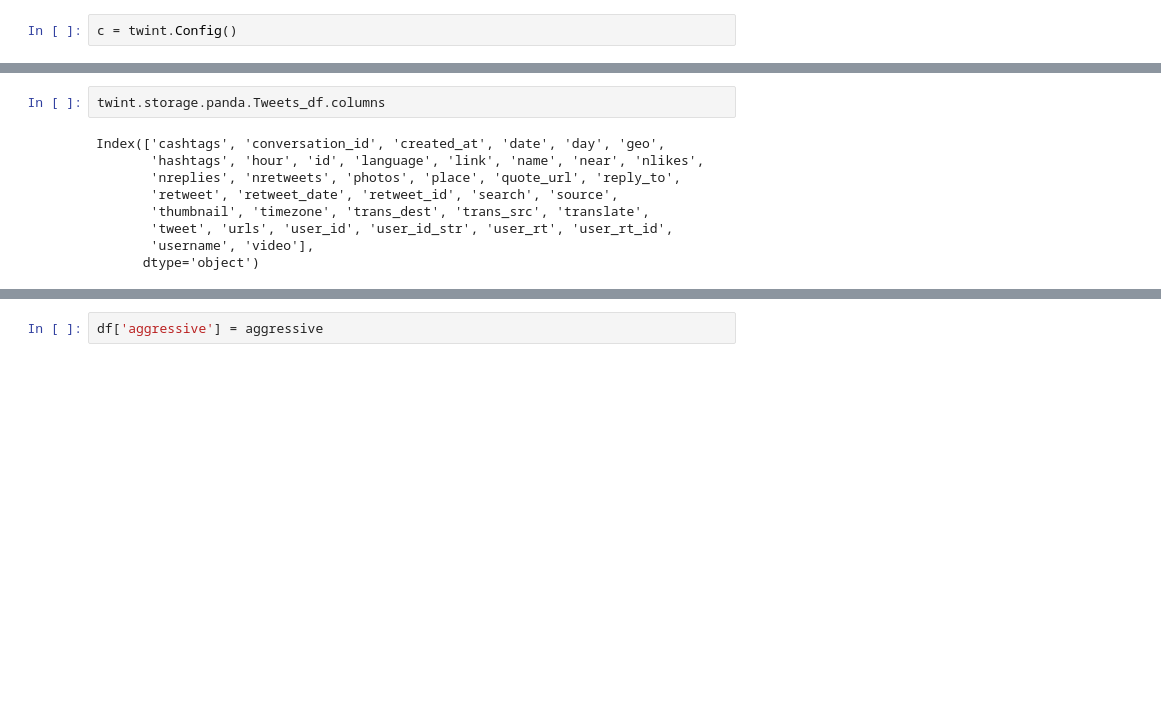
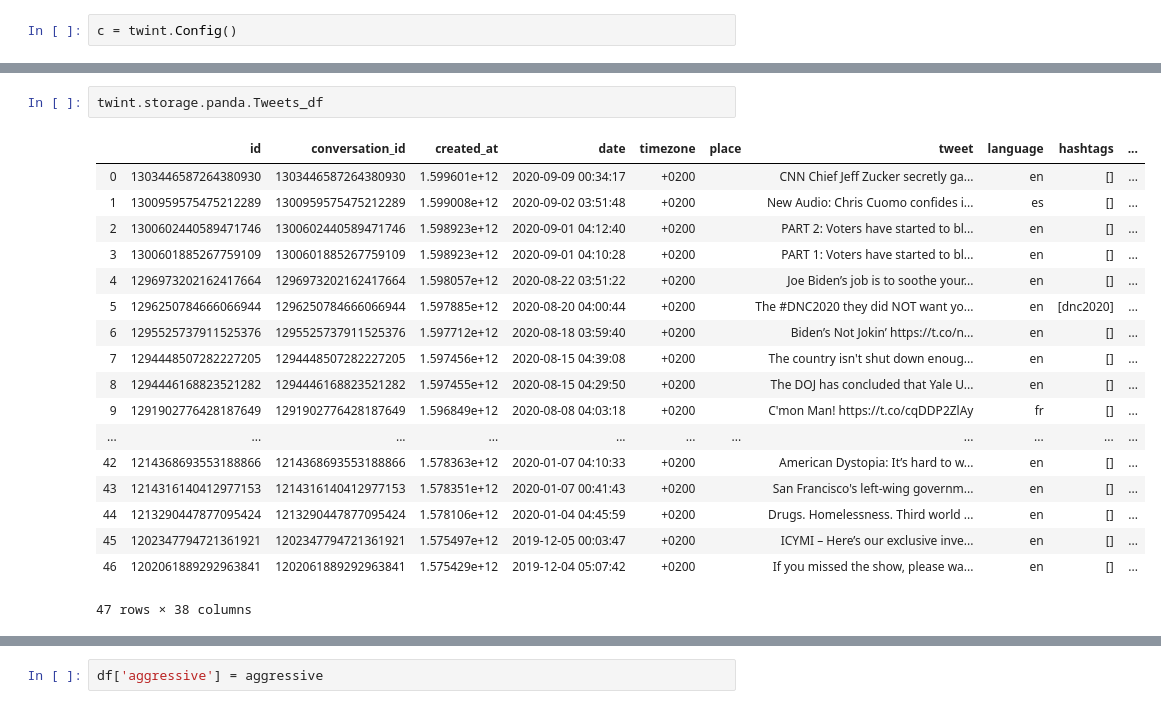
Before and after one commit to 3plzs/w266project, a Jupyter notebook: Tweet Tagger.ipynb, the cells around one changed output, grey strips where cells are left out. Cells and saved outputs as stored; diff of their text form; blank space fills up the shorter version.

```diff
--- a/Tweet Tagger.ipynb
+++ b/Tweet Tagger.ipynb
@@ -43,14 +43,24 @@ twint.run.Search(c)
 # %%
-twint.storage.panda.Tweets_df.columns
+twint.storage.panda.Tweets_df
 # %% [output]
+|  | id | conversation_id | created_at | date | timezone | place | tweet | language | hashtags | ... |
+| 0 | 1303446587264380930 | 1303446587264380930 | 1.599601e+12 | 2020-09-09 00:34:17 | +0200 |  | CNN Chief Jeff Zucker secretly ga... | en | [] | ... |
+| 1 | 1300959575475212289 | 1300959575475212289 | 1.599008e+12 | 2020-09-02 03:51:48 | +0200 |  | New Audio: Chris Cuomo confides i... | es | [] | ... |
+| 2 | 1300602440589471746 | 1300602440589471746 | 1.598923e+12 | 2020-09-01 04:12:40 | +0200 |  | PART 2: Voters have started to bl... | en | [] | ... |
+| 3 | 1300601885267759109 | 1300601885267759109 | 1.598923e+12 | 2020-09-01 04:10:28 | +0200 |  | PART 1: Voters have started to bl... | en | [] | ... |
+| 4 | 1296973202162417664 | 1296973202162417664 | 1.598057e+12 | 2020-08-22 03:51:22 | +0200 |  | Joe Biden’s job is to soothe your... | en | [] | ... |
+| 5 | 1296250784666066944 | 1296250784666066944 | 1.597885e+12 | 2020-08-20 04:00:44 | +0200 |  | The #DNC2020 they did NOT want yo... | en | [dnc2020] | ... |
+| 6 | 1295525737911525376 | 1295525737911525376 | 1.597712e+12 | 2020-08-18 03:59:40 | +0200 |  | Biden’s Not Jokin’ https://t.co/n... | en | [] | ... |
+| 7 | 1294448507282227205 | 1294448507282227205 | 1.597456e+12 | 2020-08-15 04:39:08 | +0200 |  | The country isn't shut down enoug... | en | [] | ... |
+| 8 | 1294446168823521282 | 1294446168823521282 | 1.597455e+12 | 2020-08-15 04:29:50 | +0200 |  | The DOJ has concluded that Yale U... | en | [] | ... |
+| 9 | 1291902776428187649 | 1291902776428187649 | 1.596849e+12 | 2020-08-08 04:03:18 | +0200 |  | C'mon Man! https://t.co/cqDDP2ZlAy | fr | [] | ... |
+| ... | ... | ... | ... | ... | ... | ... | ... | ... | ... | ... |
+| 42 | 1214368693553188866 | 1214368693553188866 | 1.578363e+12 | 2020-01-07 04:10:33 | +0200 |  | American Dystopia: It’s hard to w... | en | [] | ... |
+| 43 | 1214316140412977153 | 1214316140412977153 | 1.578351e+12 | 2020-01-07 00:41:43 | +0200 |  | San Francisco's left-wing governm... | en | [] | ... |
+| 44 | 1213290447877095424 | 1213290447877095424 | 1.578106e+12 | 2020-01-04 04:45:59 | +0200 |  | Drugs. Homelessness. Third world ... | en | [] | ... |
+| 45 | 1202347794721361921 | 1202347794721361921 | 1.575497e+12 | 2019-12-05 00:03:47 | +0200 |  | ICYMI – Here’s our exclusive inve... | en | [] | ... |
+| 46 | 1202061889292963841 | 1202061889292963841 | 1.575429e+12 | 2019-12-04 05:07:42 | +0200 |  | If you missed the show, please wa... | en | [] | ... |
-Index(['cashtags', 'conversation_id', 'created_at', 'date', 'day', 'geo',
-       'hashtags', 'hour', 'id', 'language', 'link', 'name', 'near', 'nlikes',
-       'nreplies', 'nretweets', 'photos', 'place', 'quote_url', 'reply_to',
-       'retweet', 'retweet_date', 'retweet_id', 'search', 'source',
-       'thumbnail', 'timezone', 'trans_dest', 'trans_src', 'translate',
-       'tweet', 'urls', 'user_id', 'user_id_str', 'user_rt', 'user_rt_id',
-       'username', 'video'],
-      dtype='object')
+47 rows × 38 columns
 # %%
 df = twint.storage.panda.Tweets_df[["date","tweet","conversation_id","id"]]
 df.sample(5)
```
Also changed, not shown: parts of 19 cells of this notebook.
